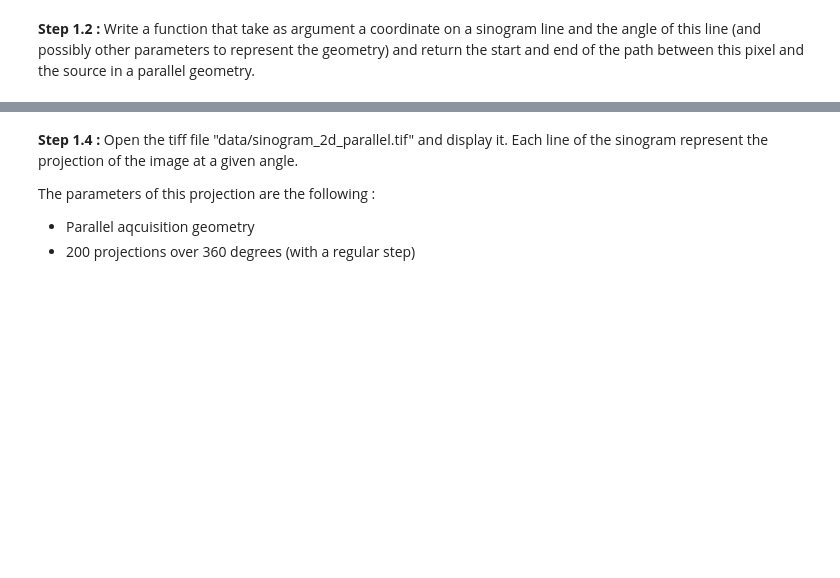
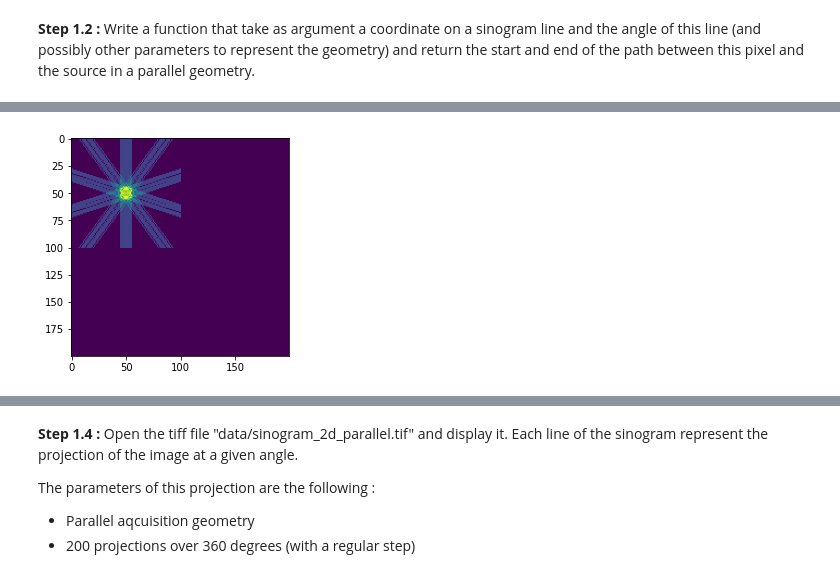
Before and after one commit to niazoys/Tomographic-Reconstruction-From-Sinogram, a Jupyter notebook: AR_Assignment3.ipynb, the cells around one changed output, grey strips where cells are left out. Cells and saved outputs as stored; diff of their text form; code cells hidden in the pictures; blank space fills up the shorter version.

```diff
--- a/AR_Assignment3.ipynb
+++ b/AR_Assignment3.ipynb
@@ -95,7 +101,7 @@ def draw_line(point,angle,xlim = 10, ylim = 10):
         m = 2
     else:
         #slope
-        m = math.tan(math.radians(angle))
+        m = np.tan(angle)
     #find the y intercept of y=mx+c
     c = y - m*x
     if abs(m)<=1:
@@ -118,0 +136,33 @@ print(p1,p2)
+# %%
+def add_smthng(point,offset):
+    x1, y1 = point
+    x1+=offset
+    y1+=offset
+    return [x1,y1]
+# %%
+ def dost(sinogram,phantom_size=[100,100]):
+    Det_len = sinogram.shape[1]
+    phantom =np.zeros(phantom_size)
+    for i in range(sinogram.shape[0]):
+        angle = np.deg2rad(360/sinogram.shape[0])*i
+        for element in range(Det_len):
+            dis = np.floor((Det_len/2)-element)
+            point = [np.round(dis*np.cos(angle+np.pi/2)),np.round(dis*np.sin(angle+np.pi/2))]
+            point_start,point_end = draw_line(point,angle,phantom_size[0]/2-50,phantom_size[1]/2-50)
+            pathCor=get_cells(add_smthng(point_start,phantom_size[0]/2-50),add_smthng(point_end,phantom_size[0]/2-50))
+            for p in pathCor:
+                # p[0]+=200
+                # p[1]+=200
+                phantom[int(p[0]),int(p[1])]+=sinogram[i,element]
+        # plt.clf()
+        # plt.imshow(phantom)
+        # plt.show()
+
+    return phantom
+# %%
+a=np.ones((5,11))
+phantom = dost(a,[200,200])
+plt.imshow(phantom)
+plt.show()
+# %% [output]
+[figure, added]
```
Also changed, not shown: parts of 11 cells of this notebook.
